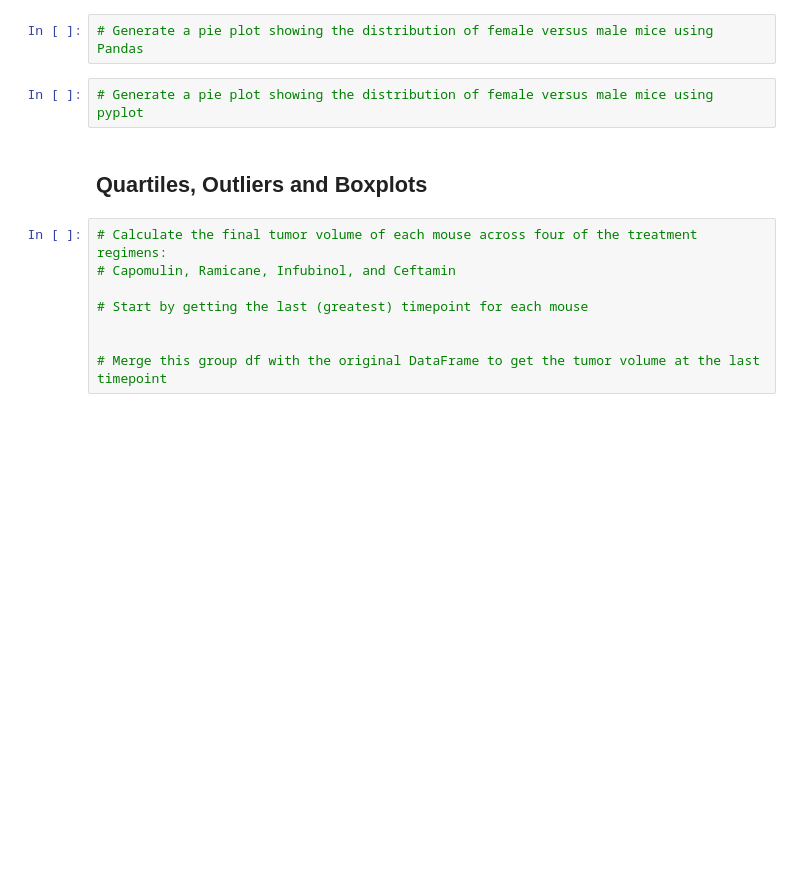
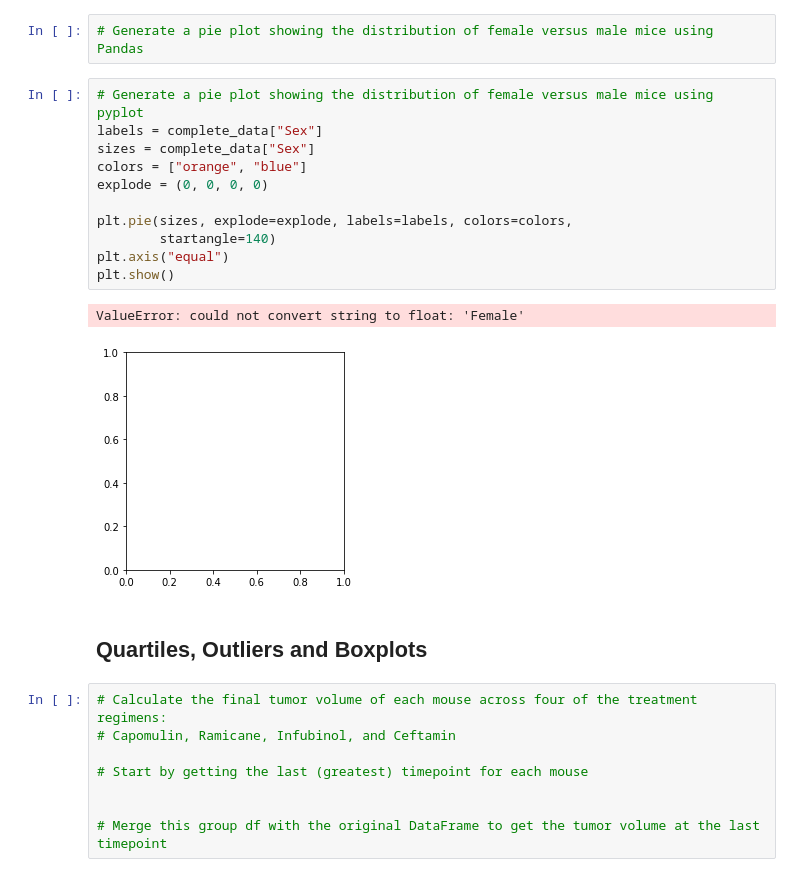
Before and after one commit to jennyalfi/DataVis-challenge, a Jupyter notebook: Pymaceuticals/pymaceuticals.ipynb, the cells around one changed output. Saved outputs shown, nothing was run; the diff lists cells and outputs as text; blank space fills up the shorter version.

```diff
--- a/Pymaceuticals/pymaceuticals.ipynb
+++ b/Pymaceuticals/pymaceuticals.ipynb
@@ -113,6 +149,18 @@ mean_numpy = np.mean["Tumor Volume (mm3)"]
 # Generate a pie plot showing the distribution of female versus male mice using Pandas
 # %%
 # Generate a pie plot showing the distribution of female versus male mice using pyplot
+labels = complete_data["Sex"]
+sizes = complete_data["Sex"]
+colors = ["orange", "blue"]
+explode = (0, 0, 0, 0)
+
+plt.pie(sizes, explode=explode, labels=labels, colors=colors,
+        startangle=140)
+plt.axis("equal")
+plt.show()
+# %% [output]
+ValueError: could not convert string to float: 'Female'
+[figure, added]
 # %% [markdown]
 ## Quartiles, Outliers and Boxplots
 # %%
```
Also changed, not shown: parts of 5 cells of this notebook.
